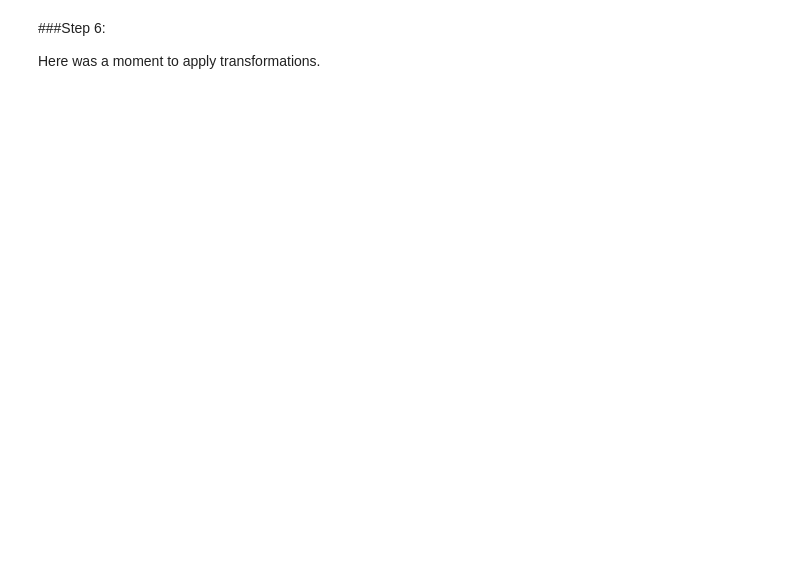
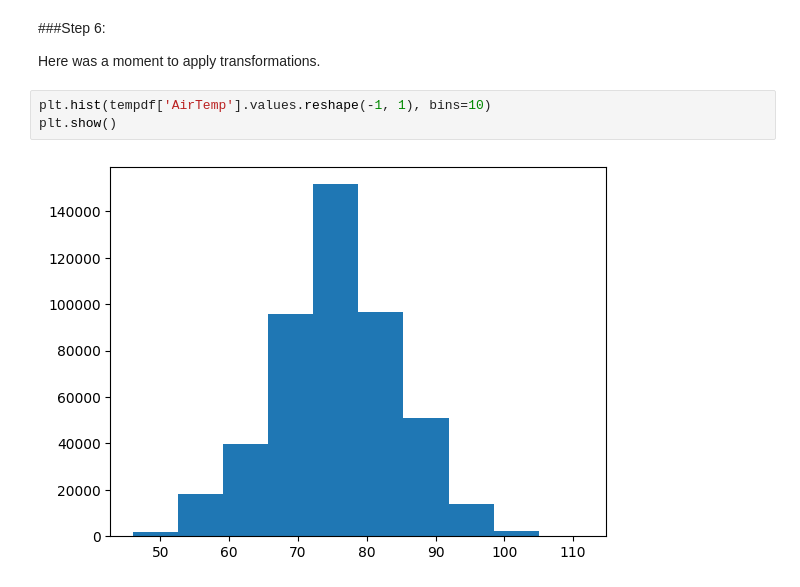
Before and after one commit to alliarnold/data71200su24, a Jupyter notebook: projectfiles/Project1.ipynb, the cells around one changed output. Drawn from its saved outputs; the diff is of its cells as text; blank space fills up the shorter version.

```diff
--- a/projectfiles/Project1.ipynb
+++ b/projectfiles/Project1.ipynb
@@ -292,3 +315,8 @@ plt.show()
 ###Step 6:
 
 Here was a moment to apply transformations.
+# %%
+plt.hist(tempdf['AirTemp'].values.reshape(-1, 1), bins=10)
+plt.show()
+# %% [output]
+[figure, added]
```
Also changed, not shown: parts of 6 cells of this notebook.
